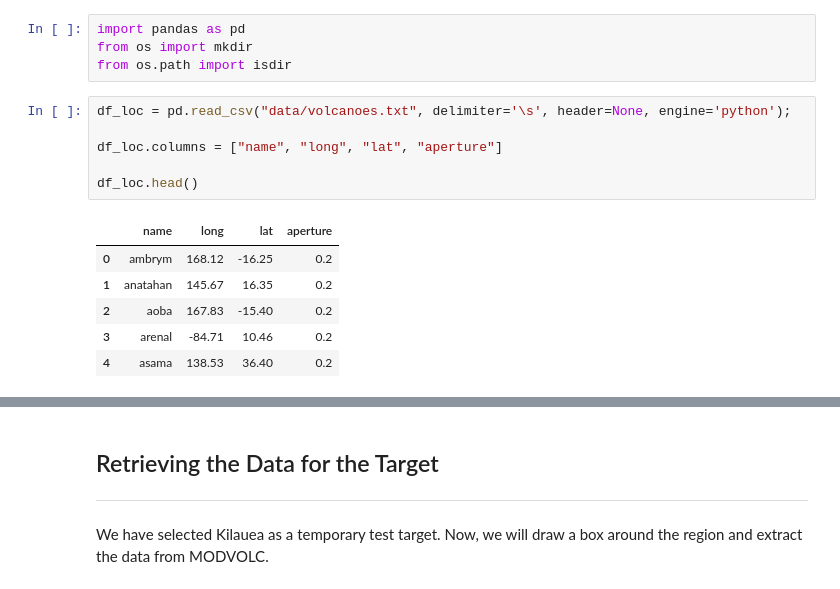
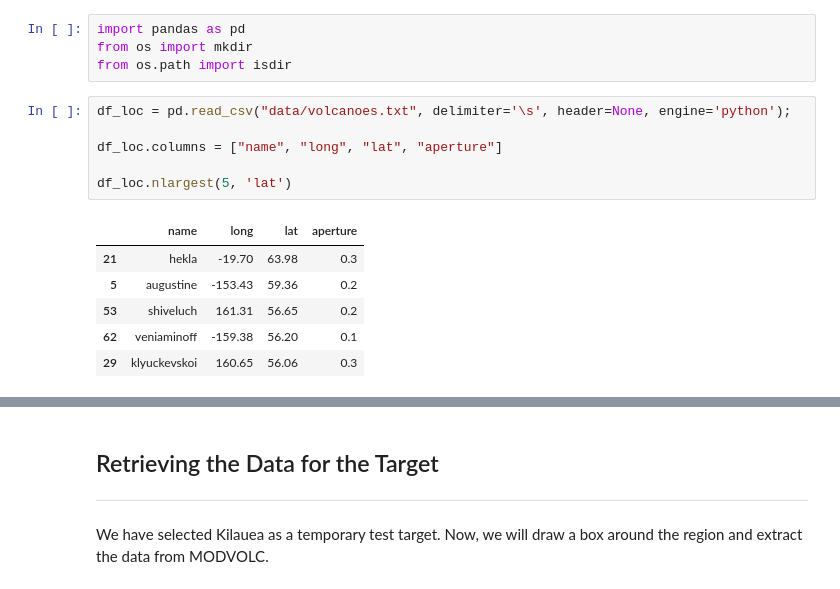
Before and after one commit to kaimibk/Thermal_Prediction, a Jupyter notebook: data_retrieval.ipynb, the cells around one changed output, grey strips where cells are left out. Cells and saved outputs as stored; diff of their text form.

```diff
--- a/data_retrieval.ipynb
+++ b/data_retrieval.ipynb
@@ -10,13 +13,13 @@ from os.path import isdir
 # %%
 df_loc = pd.read_csv("data/volcanoes.txt", delimiter='\s', header=None, engine='python');
 
 df_loc.columns = ["name", "long", "lat", "aperture"]
 
-df_loc.head()
+df_loc.nlargest(5, 'lat')
 # %% [output]
 |  | name | long | lat | aperture |
-| 0 | ambrym | 168.12 | -16.25 | 0.2 |
-| 1 | anatahan | 145.67 | 16.35 | 0.2 |
-| 2 | aoba | 167.83 | -15.40 | 0.2 |
-| 3 | arenal | -84.71 | 10.46 | 0.2 |
-| 4 | asama | 138.53 | 36.40 | 0.2 |
+| 21 | hekla | -19.70 | 63.98 | 0.3 |
+| 5 | augustine | -153.43 | 59.36 | 0.2 |
+| 53 | shiveluch | 161.31 | 56.65 | 0.2 |
+| 62 | veniaminoff | -159.38 | 56.20 | 0.1 |
+| 29 | klyuckevskoi | 160.65 | 56.06 | 0.3 |
```
Also changed, not shown: parts of 9 cells of this notebook.
